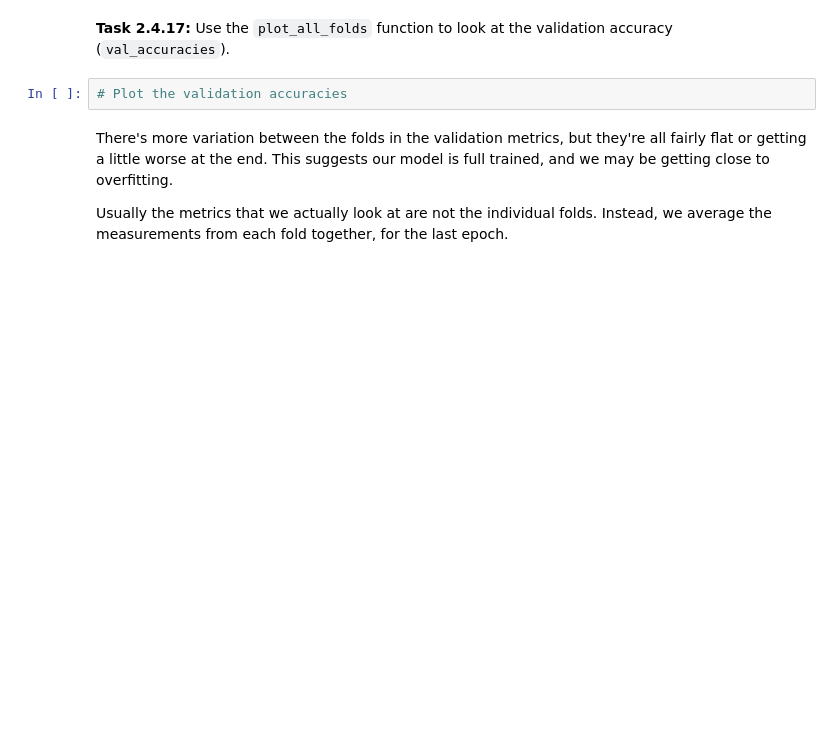
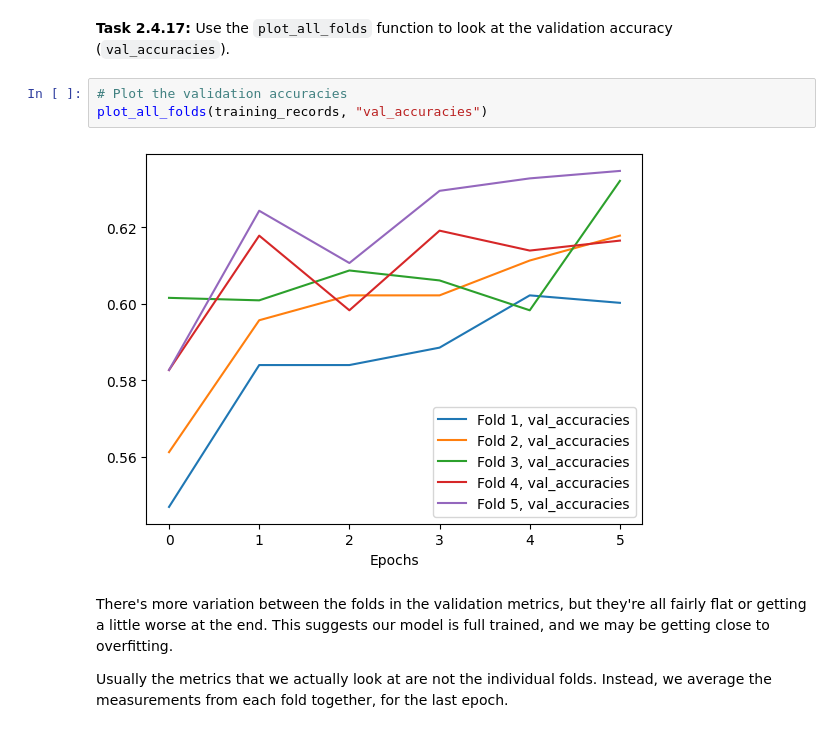
Before and after one commit to maxim-eyengue/WQU-Applied-AI-Lab, a Jupyter notebook: P02_Crop_Disease_Uganda/024-transfer-learning.ipynb, the cells around one changed output. Cells and saved outputs as stored; diff of their text form; blank space fills up the shorter version.

```diff
--- a/P02_Crop_Disease_Uganda/024-transfer-learning.ipynb
+++ b/P02_Crop_Disease_Uganda/024-transfer-learning.ipynb
@@ -652,6 +705,9 @@ Looks like all the folds were very similar. That's good, we expect them to be. L
 **Task 2.4.17:** Use the `plot_all_folds` function to look at the validation accuracy (`val_accuracies`).
 # %%
 # Plot the validation accuracies
+plot_all_folds(training_records, "val_accuracies")
+# %% [output]
+[figure, added]
 # %% [markdown]
 There's more variation between the folds in the validation metrics, but they're all fairly flat or getting a little worse at the end. This suggests our model is full trained, and we may be getting close to overfitting.
 
```
Also changed, not shown: parts of 17 cells of this notebook.
